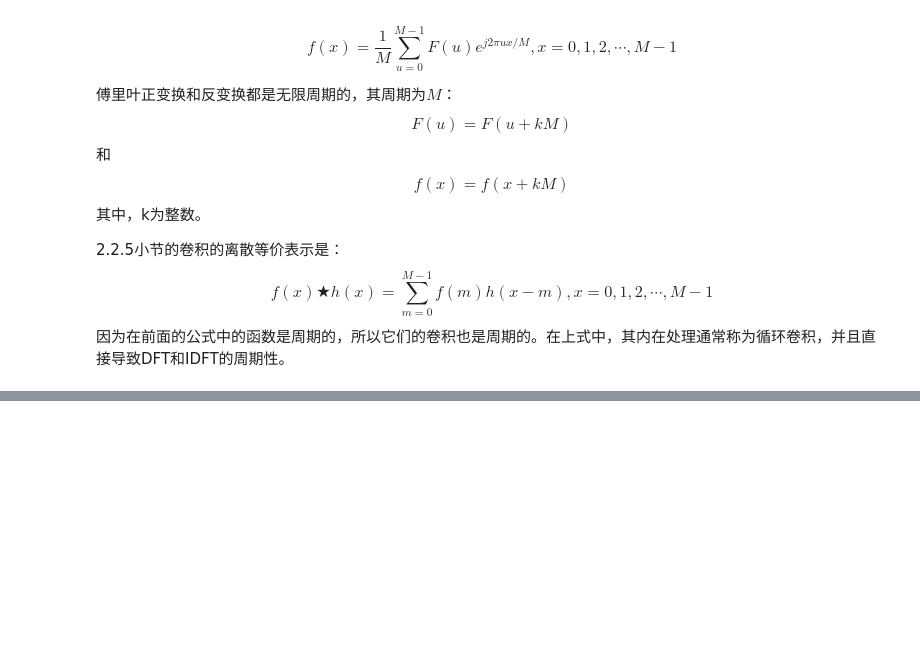
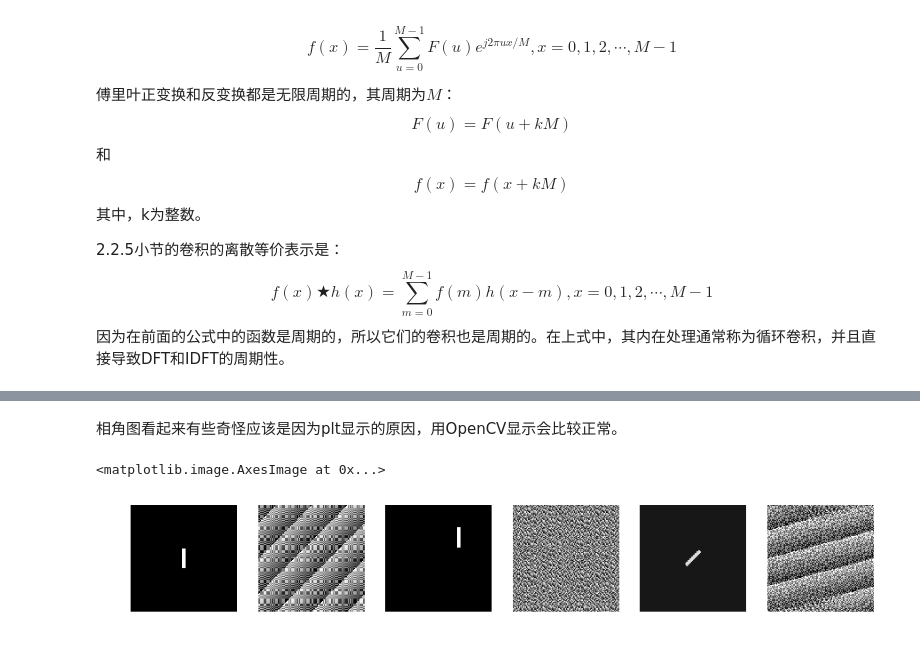
Before and after one commit to Sierkinhane/Digital-Image-Processing, a Jupyter notebook: src/Digital_Image_Processing.ipynb, the cells around one changed output, grey strips where cells are left out. Cells and saved outputs as stored; diff of their text form; code cells hidden in the pictures; blank space fills up the shorter version.

```diff
--- a/src/Digital_Image_Processing.ipynb
+++ b/src/Digital_Image_Processing.ipynb
@@ -1398,0 +1493,30 @@ $$f(x)(-1)^{(x+y)}\Leftrightarrow F(u-M/2, v-N/2)$$
+# %% [markdown]
+相角图看起来有些奇怪应该是因为plt显示的原因，用OpenCV显示会比较正常。
+# %%
+image = cv2.imread('../images/dip/DIP3E_CH04_Original_Images/DIP3E_Original_Images_CH04/Fig0424(a)(rectangle).tif', 0).astype(np.float)
+F = np.fft.fft2(image)
+F_shifted = np.fft.fftshift(F)
+PA = np.arctan2(np.real(F_shifted), np.imag(F_shifted))
+
+img_shifted = ndimage.interpolation.shift(image, (-200.,200.))
+F_2 = np.fft.fft2(img_shifted)
+F_2 = np.fft.fftshift(F_2)
+PA_2 = np.arctan2(np.real(F_2), np.imag(F_2))
+
+img_rot = ndimage.rotate(image, -45, reshape=False).astype(np.float)
+F_3 = np.fft.fft2(img_rot)
+F_3 = np.fft.fftshift(F_3)
+PA_3 = np.arctan2(np.real(F_3), np.imag(F_3))
+
+fig, ax = plt.subplots(1,6, figsize=(15,15))
+for i in range(ax.shape[0]):
+        ax[i].axis('off')
+ax[0].imshow(image, cmap='gray')
+ax[1].imshow(PA, cmap='gray')
+ax[2].imshow(img_shifted , cmap='gray')
+ax[3].imshow(PA_2, cmap='gray')
+ax[4].imshow(img_rot , cmap='gray')
+ax[5].imshow(PA_3, cmap='gray')
+# %% [output]
+<matplotlib.image.AxesImage at 0x...>
+[figure, added]
```
Also changed, not shown: parts of 5 cells of this notebook, 32 other files.
